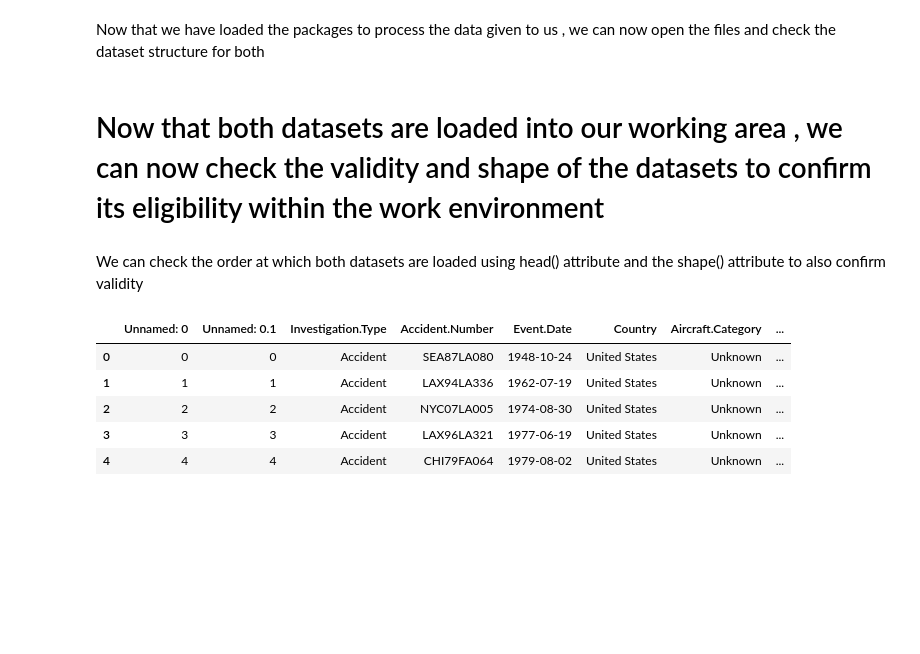
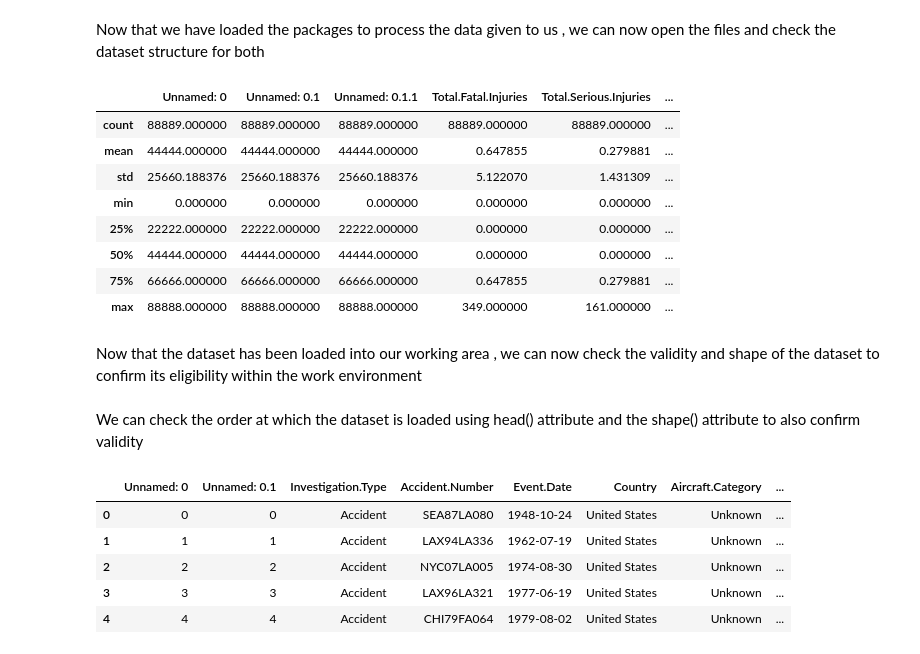
Before and after one commit to Rayez634/Project1, a Jupyter notebook: Drizzle_planes.ipynb, the cells around one changed output. Saved outputs shown, nothing was run; the diff lists cells and outputs as text; code cells hidden in the pictures; blank space fills up the shorter version.

```diff
--- a/Drizzle_planes.ipynb
+++ b/Drizzle_planes.ipynb
@@ -19,10 +19,21 @@ Now that we have loaded the packages to process the data given to us , we can no
 # %%
 #We have loaded the first document (AviationData) as a dataset called df_aviationdata.
 df_aviationdata = pd.read_csv('AviationData.csv',encoding = 'latin1',low_memory=False)
+df_aviationdata.describe()
+# %% [output]
+|  | Unnamed: 0 | Unnamed: 0.1 | Unnamed: 0.1.1 | Total.Fatal.Injuries | Total.Serious.Injuries | ... |
+| count | 88889.000000 | 88889.000000 | 88889.000000 | 88889.000000 | 88889.000000 | ... |
+| mean | 44444.000000 | 44444.000000 | 44444.000000 | 0.647855 | 0.279881 | ... |
+| std | 25660.188376 | 25660.188376 | 25660.188376 | 5.122070 | 1.431309 | ... |
+| min | 0.000000 | 0.000000 | 0.000000 | 0.000000 | 0.000000 | ... |
+| 25% | 22222.000000 | 22222.000000 | 22222.000000 | 0.000000 | 0.000000 | ... |
+| 50% | 44444.000000 | 44444.000000 | 44444.000000 | 0.000000 | 0.000000 | ... |
+| 75% | 66666.000000 | 66666.000000 | 66666.000000 | 0.647855 | 0.279881 | ... |
+| max | 88888.000000 | 88888.000000 | 88888.000000 | 349.000000 | 161.000000 | ... |
 # %% [markdown]
-# Now that both datasets are loaded into our working area , we can now check the validity and shape of the datasets to confirm its eligibility within the work environment
+ Now that the dataset has been loaded into our working area , we can now check the validity and shape of the dataset to confirm its eligibility within the work environment
 # %% [markdown]
-We can check the order at which both datasets are loaded using head() attribute and the shape() attribute to also confirm validity
+We can check the order at which the dataset is loaded using head() attribute and the shape() attribute to also confirm validity
 # %%
 # Now that we have both data structures well confirmed and verrified for continuation, we will proceed to data cleaning.
 df_aviationdata.head()
```
Also changed, not shown: parts of 69 cells of this notebook.
